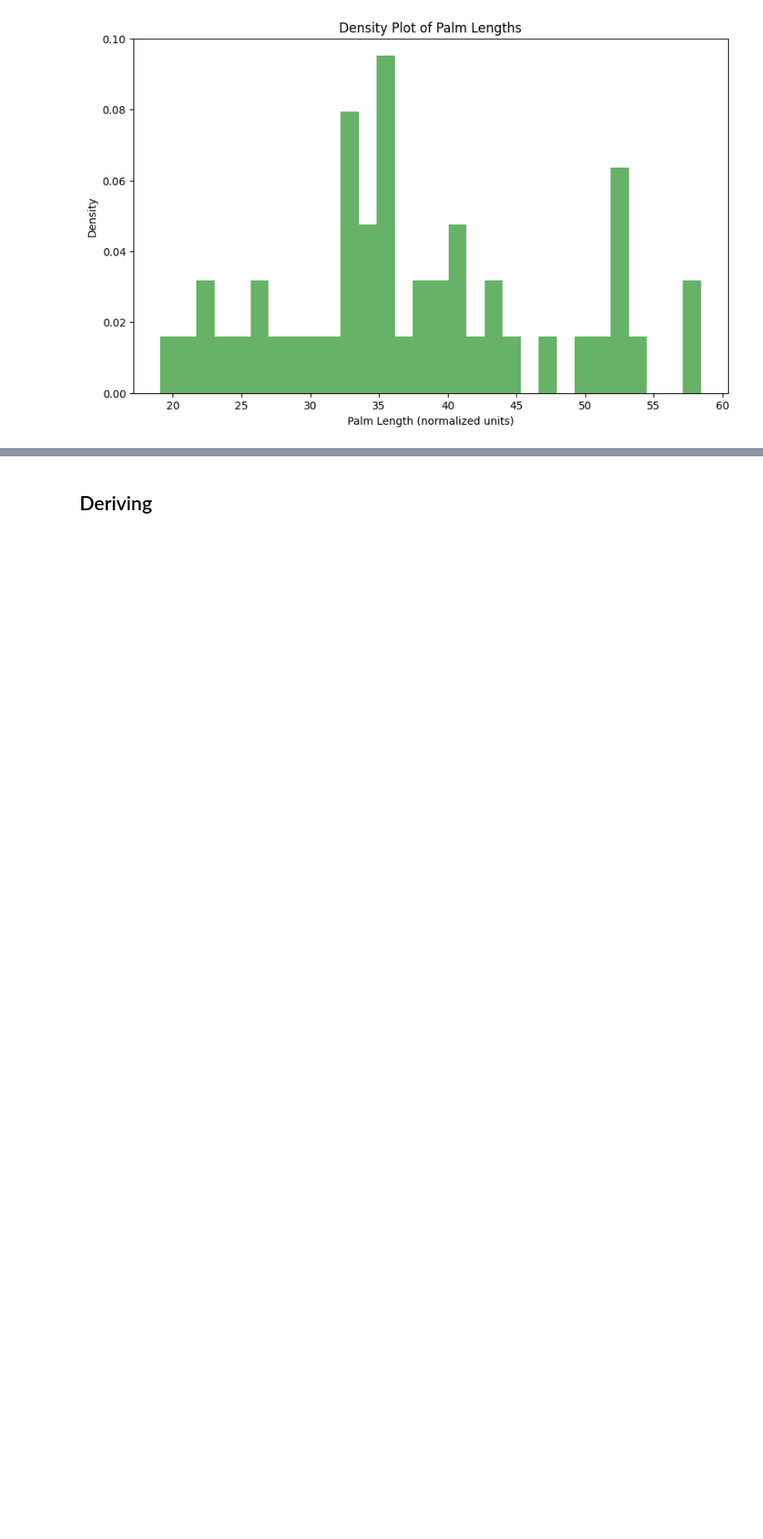
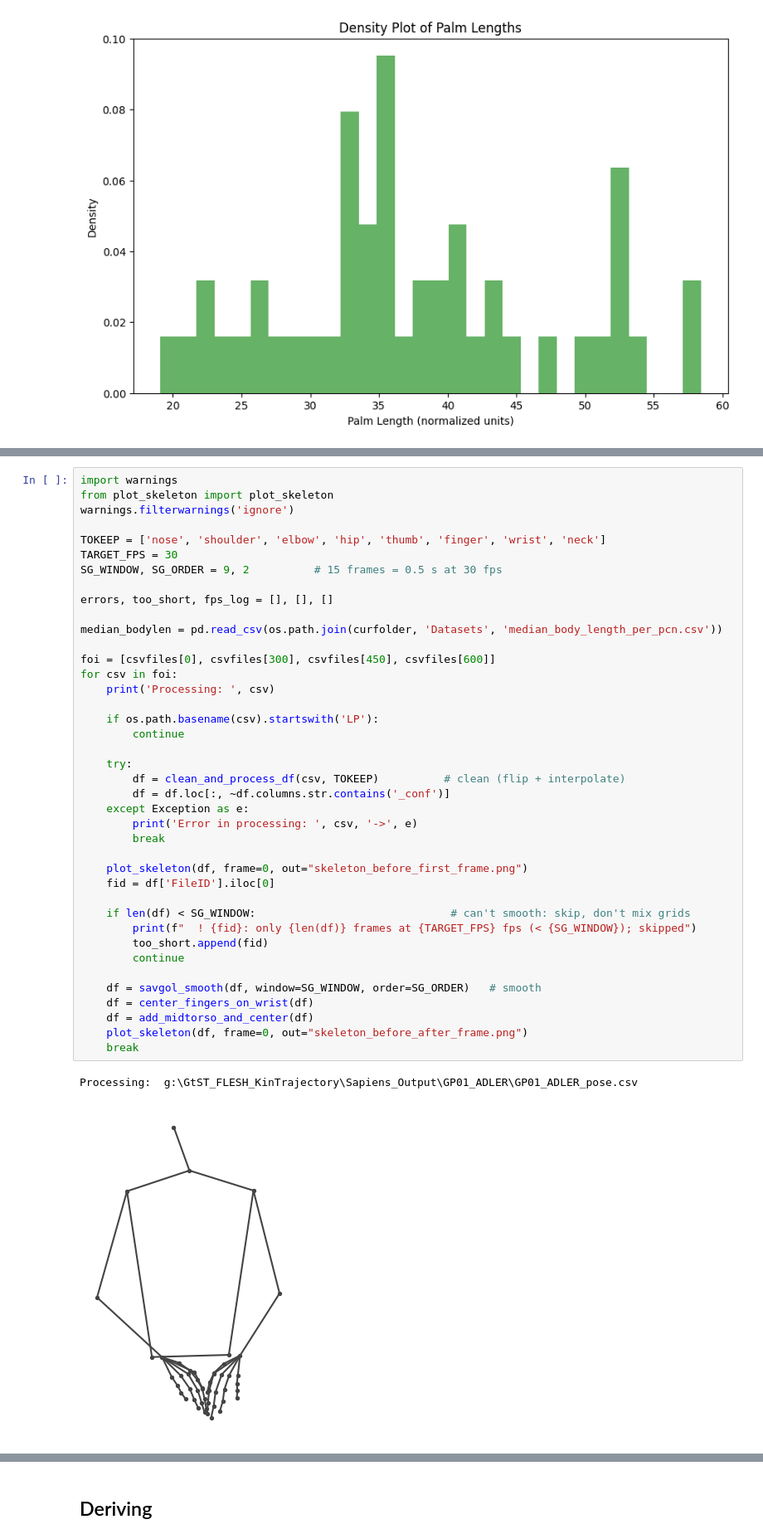
Before and after one commit to sarkadava/GestureToSign_KinematicTrajectory, a Jupyter notebook: 2_SapiensProcessing.ipynb, the cells around one changed output, grey strips where cells are left out. Shown at 83% size. Cells and saved outputs as stored; diff of their text form; blank space fills up the shorter version.

```diff
--- a/2_SapiensProcessing.ipynb
+++ b/2_SapiensProcessing.ipynb
@@ -852,0 +874,43 @@ plt.show()
+# %%
+import warnings
+from plot_skeleton import plot_skeleton
+warnings.filterwarnings('ignore')
+
+TOKEEP = ['nose', 'shoulder', 'elbow', 'hip', 'thumb', 'finger', 'wrist', 'neck']
+TARGET_FPS = 30
+SG_WINDOW, SG_ORDER = 9, 2          # 15 frames = 0.5 s at 30 fps
+
+errors, too_short, fps_log = [], [], []
+
+median_bodylen = pd.read_csv(os.path.join(curfolder, 'Datasets', 'median_body_length_per_pcn.csv'))
+
+foi = [csvfiles[0], csvfiles[300], csvfiles[450], csvfiles[600]]
+for csv in foi:
+    print('Processing: ', csv)
+
+    if os.path.basename(csv).startswith('LP'):
+        continue
+
+    try:
+        df = clean_and_process_df(csv, TOKEEP)          # clean (flip + interpolate)
+        df = df.loc[:, ~df.columns.str.contains('_conf')]
+    except Exception as e:
+        print('Error in processing: ', csv, '->', e)
+        break
+
+    plot_skeleton(df, frame=0, out="skeleton_before_first_frame.png")
+    fid = df['FileID'].iloc[0]
+
+    if len(df) < SG_WINDOW:                              # can't smooth: skip, don't mix grids
+        print(f"  ! {fid}: only {len(df)} frames at {TARGET_FPS} fps (< {SG_WINDOW}); skipped")
+        too_short.append(fid)
+        continue
+
+    df = savgol_smooth(df, window=SG_WINDOW, order=SG_ORDER)   # smooth
+    df = center_fingers_on_wrist(df)
+    df = add_midtorso_and_center(df)
+    plot_skeleton(df, frame=0, out="skeleton_before_after_frame.png")
+    break
+# %% [output]
+Processing:  g:\GtST_FLESH_KinTrajectory\Sapiens_Output\GP01_ADLER\GP01_ADLER_pose.csv
+[figure, added]
```
Also changed, not shown: parts of 4 cells of this notebook, 6 other files.
